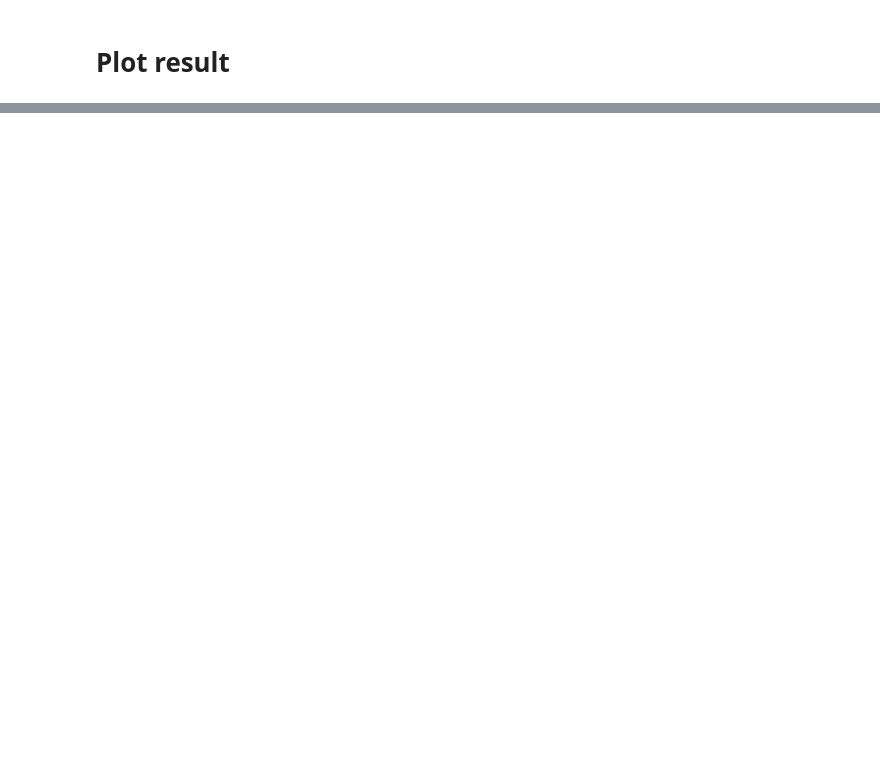
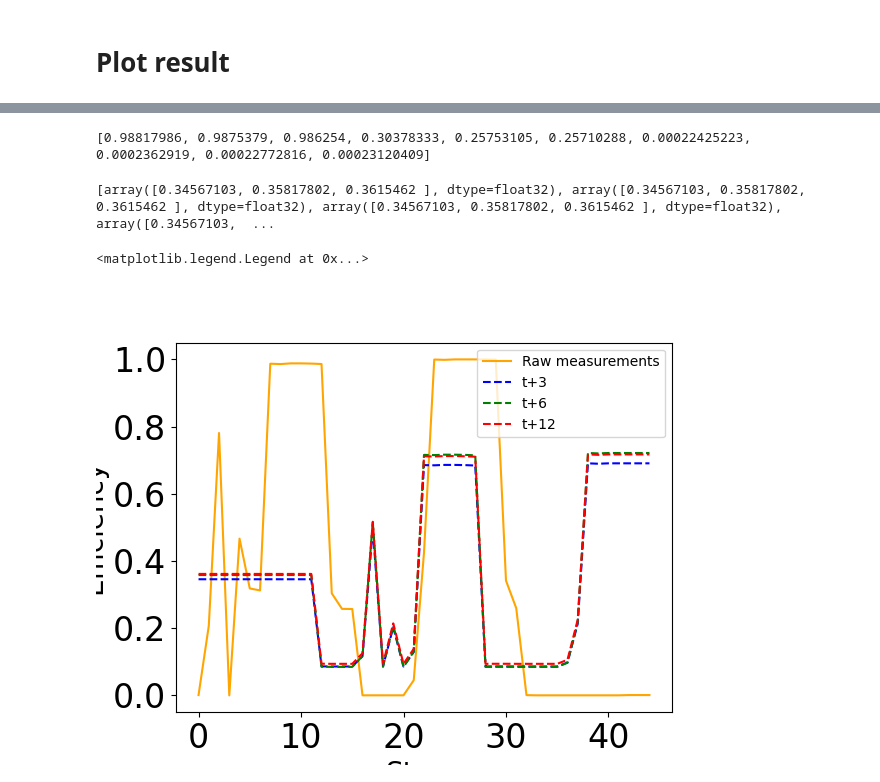
Before and after one commit to JohannesKnopp/polaris-ai, a Jupyter notebook: predictive_monitoring/gwt_approach/test_gcd_model.ipynb, the cells around one changed output, grey strips where cells are left out. Drawn from its saved outputs; the diff is of its cells as text; code cells hidden in the pictures; blank space fills up the shorter version.

```diff
--- a/predictive_monitoring/gwt_approach/test_gcd_model.ipynb
+++ b/predictive_monitoring/gwt_approach/test_gcd_model.ipynb
@@ -122,0 +216,25 @@ with torch.no_grad():
+# %%
+test_loader_2 = DataLoader(test_data_2, batch_size=64) # TODO experiment with batch_size
+
+criterion_2 = nn.L1Loss(reduction='sum').cuda()
+
+result_2 = defaultdict(list)
+
+with torch.no_grad():
+    for batch_idx, (inputs, targets) in enumerate(test_loader_2):
+        # targets = targets.reshape((targets.shape[0], 1))
+        inputs, targets = inputs.to(device), targets.to(device)
+        outputs = model_2(inputs)
+        loss = criterion_2(outputs, targets)
+
+        # print(targets.shape)
+        # print(outputs.shape)
+        test_loss = loss.item() / targets.shape[0]
+
+        result_2['loss'].append(test_loss)
+
+        for pred in outputs:
+            result_2['predicted_value'].append(pred.to('cpu').numpy())
+
+        for act in targets:
+            result_2['actual_value'].append(act.to('cpu').numpy())
@@ -143,0 +280,26 @@ pyplot.tight_layout()
+# %%
+print([x[0] for x in result_2['actual_value'][10:20]])
+# %% [output]
+[0.98817986, 0.9875379, 0.986254, 0.30378333, 0.25753105, 0.25710288, 0.00022425223, 0.0002362919, 0.00022772816, 0.00023120409]
+# %%
+print(result_2['predicted_value'][:10])
+# %% [output]
+[array([0.34567103, 0.35817802, 0.3615462 ], dtype=float32), array([0.34567103, 0.35817802, 0.3615462 ], dtype=float32), array([0.34567103, 0.35817802, 0.3615462 ], dtype=float32), array([0.34567103,  ...
+# %%
+%matplotlib widget
+
+pyplot.clf()
+pyplot.plot([x[0] for x in result_2['actual_value']], '-', color='orange', label='Raw measurements')
+pyplot.plot([x[0] for x in result_2['predicted_value']], '--', color='blue', label='t+3')
+pyplot.plot([x[1] for x in result_2['predicted_value']], '--', color='green', label='t+6')
+pyplot.plot([x[2] for x in result_2['predicted_value']], '--', color='red', label='t+12')
+pyplot.xlabel('Steps', fontsize=20)
+pyplot.ylabel('Efficiency', fontsize=20)
+pyplot.xticks(fontsize=24)
+pyplot.yticks(fontsize=24)
+pyplot.legend(fontsize=14, frameon=False)
+pyplot.legend()
+# pyplot.savefig('../experiments_result/figures_GWT/manual_saves/exp_02_no_sigmoid_t3_6_12.png')
+# %% [output]
+<matplotlib.legend.Legend at 0x...>
+[figure, added]
```
Also changed, not shown: parts of 7 cells of this notebook, 14 other files.
